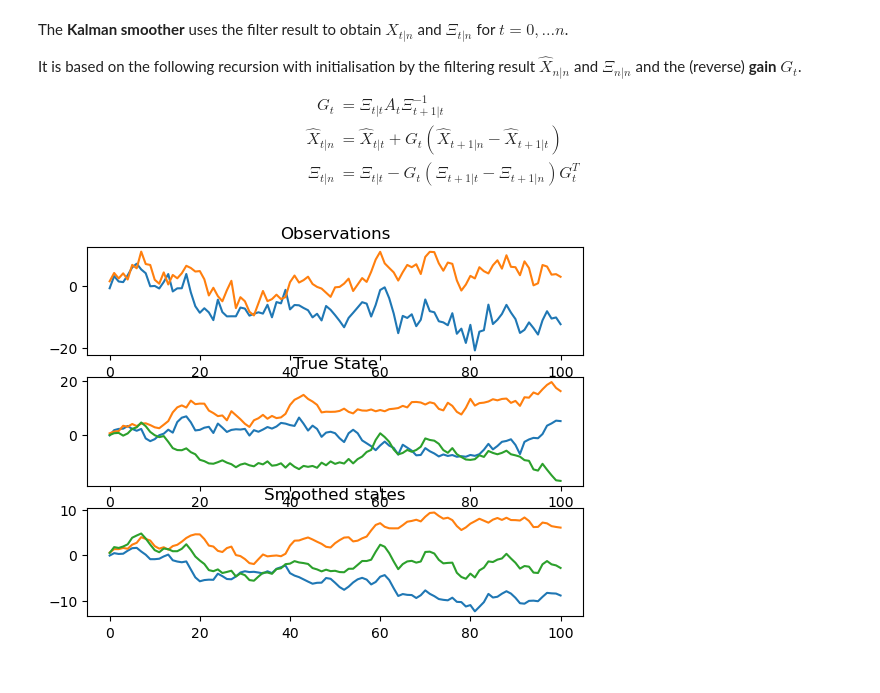
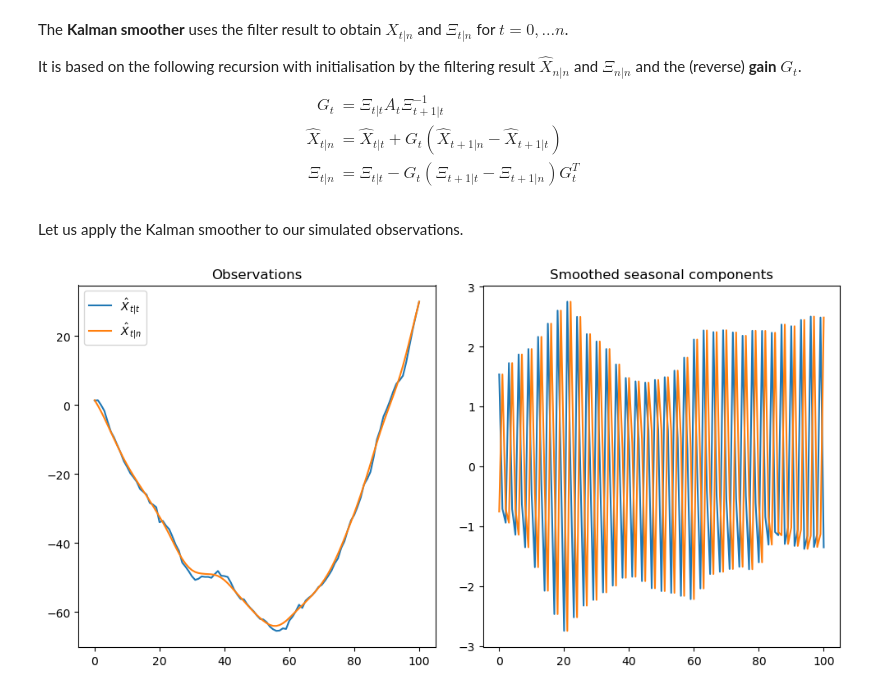
Before and after one commit to stefanheyder/isssm, a Jupyter notebook: nbs/10_kalman_filter_smoother.ipynb, the cells around one changed output. Saved outputs shown, nothing was run; the diff lists cells and outputs as text; code cells hidden in the pictures.

```diff
--- a/nbs/10_kalman_filter_smoother.ipynb
+++ b/nbs/10_kalman_filter_smoother.ipynb
@@ -146,8 +149,8 @@ def kalman(
 # %%
-glssm_model = common_factor_lcm(
-    100, jnp.zeros(3), jnp.eye(3), 2., 3.
-)
+glssm_model = stsm(jnp.zeros(4), 0., .1, .1, 100, jnp.eye(4), 3, 2)
 
-(x,), (y,) = simulate_glssm(glssm_model, 1, jrn.PRNGKey(53405234))
+key = jrn.PRNGKey(53405234)
+key, subkey = jrn.split(key)
+(x,), (y,) = simulate_glssm(glssm_model, 1, subkey)
 # %%
 x_filt, Xi_filt, x_pred, Xi_pred = kalman(y, glssm_model)
@@ -225,21 +232,23 @@ def smoother(
     Xi_smooth = jnp.concatenate([Xi_smooth, Xi_filt[None, -1]])
 
     return SmootherResult(x_smooth, Xi_smooth)
+# %% [markdown]
+Let us apply the Kalman smoother to our simulated observations.
 # %%
 filtered = kalman(y, glssm_model)
 
 x_smooth, Xi_smooth = smoother(filtered, glssm_model.A)
 
-fig, (ax1, ax2, ax3) = plt.subplots(3, 1)
+fig, (ax1, ax2) = plt.subplots(1,2, figsize=(10, 5))
+fig.tight_layout()
 ax1.set_title("Observations")
-ax1.plot(y, label="y")
+ax1.plot(x_filt[:,0], label="$\\hat X_{{t | t}} $")
+ax1.plot(x_smooth[:,0], label="$\\hat X_{{t | n}}$")
+ax1.legend()
 
-ax2.plot(x)
-ax2.set_title("True State")
-
-ax3.set_title("Smoothed states")
-ax3.plot(x_smooth)
+ax2.set_title("Smoothed seasonal components")
+ax2.plot(x_smooth[:,2:])
 
 plt.show()
 # %% [output]
-[figure, old version]
+[figure, new version]
```
Also changed, not shown: parts of 26 cells of this notebook, 12 other files.
